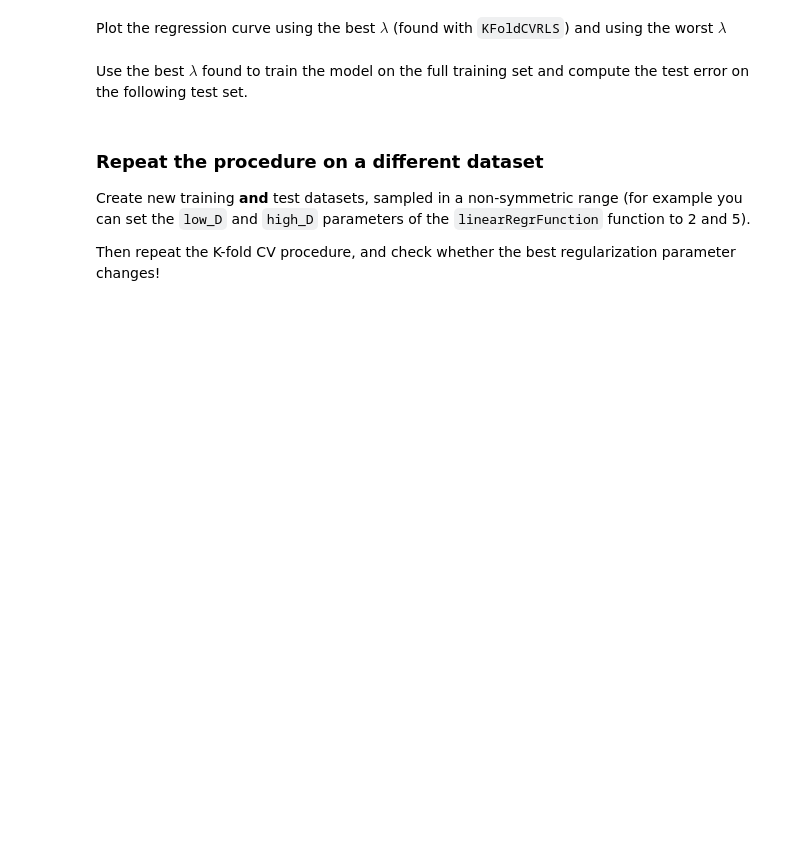
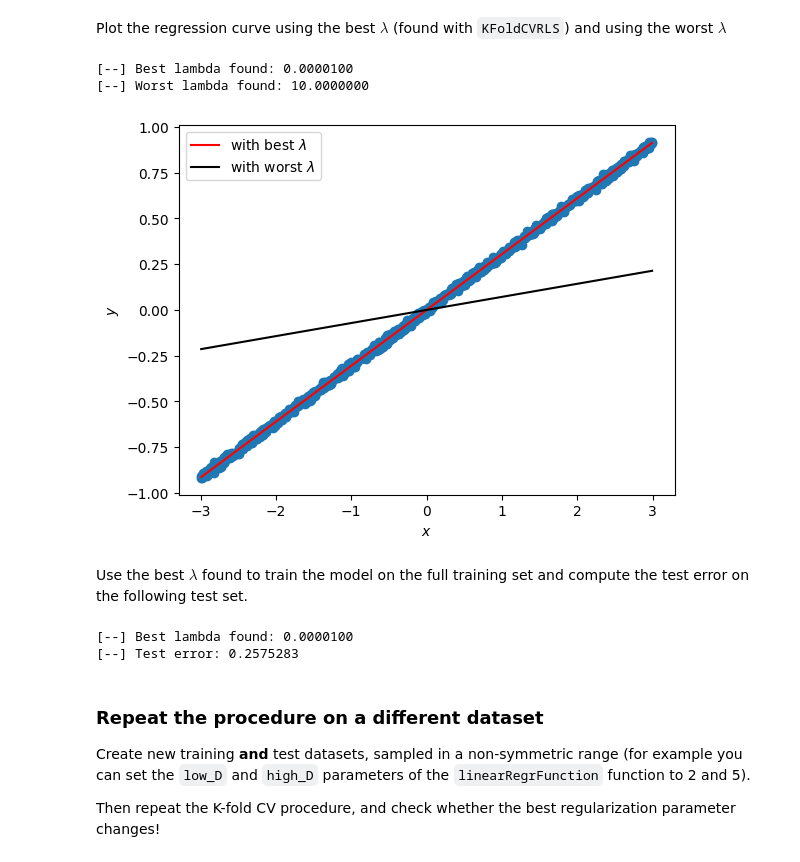
Before and after one commit to mariomine88/Unige_code, a Jupyter notebook: Master/First/ML/lab2/Lab2_RLS.ipynb, the cells around one changed output. Drawn from its saved outputs; the diff is of its cells as text; code cells hidden in the pictures; blank space fills up the shorter version.

```diff
--- a/Master/First/ML/lab2/Lab2_RLS.ipynb
+++ b/Master/First/ML/lab2/Lab2_RLS.ipynb
@@ -275,23 +305,27 @@ Plot the regression curve using the best $\lambda$ (found with `KFoldCVRLS`) and
 # %%
 print(f'[--] Best lambda found: {bestlam:.7f}')
 # Insert your code here
-w_best = ...
-Ypred_best = ...
+w_best = regularizedLSTrain(Xtr, Ytr, bestlam)
+Ypred_best = regularizedLSTest(w_best, Xte)
 
 # Insert your code here
-worstlam = ...
+worstlam = reg_pars[np.argmax(Vm)]
 print(f'[--] Worst lambda found: {worstlam:.7f}')
-w_worst = ...
-Ypred_worst = ...
+w_worst = regularizedLSTrain(Xtr, Ytr, worstlam)
+Ypred_worst = regularizedLSTest(w_worst, Xte)
 
 _, ax = plt.subplots()
 ax.scatter(Xtr, Ytr)
 idx_te = np.argsort(Xte.squeeze())
 ax.plot(Xte[idx_te], Ypred_best[idx_te],  c="red", label="with best $\lambda$")
 ax.plot(Xte[idx_te], Ypred_worst[idx_te],c="black", label="with worst $\lambda$")
 ax.set_xlabel("$x$")
 ax.set_ylabel("$y$")
 ax.legend(loc="best");
+# %% [output]
+[--] Best lambda found: 0.0000100
+[--] Worst lambda found: 10.0000000
+[figure, added]
 # %% [markdown]
 Use the best $\lambda$ found to train the model on the full training set and compute the test error on the following test set.
 # %%
@@ -299,10 +333,13 @@ Xte, Yte = linearRegrFunction(200, D, low_D, high_D, w_true, sigma_noise, rng=ra
 print(f'[--] Best lambda found: {bestlam:.7f}')
 
 # Insert your code here
-w_best = ...
+w_best = regularizedLSTrain(Xtr, Ytr, bestlam)
 Ypred_best = regularizedLSTest(w_best, Xte)
-test_err = ...
+test_err = calcError(Ypred_best, Yte)
 print(f'[--] Test error: {test_err:.7f}')
+# %% [output]
+[--] Best lambda found: 0.0000100
+[--] Test error: 0.2575283
 # %% [markdown]
 ### Repeat the procedure on a different dataset
 
```
Also changed, not shown: parts of 14 cells of this notebook.
